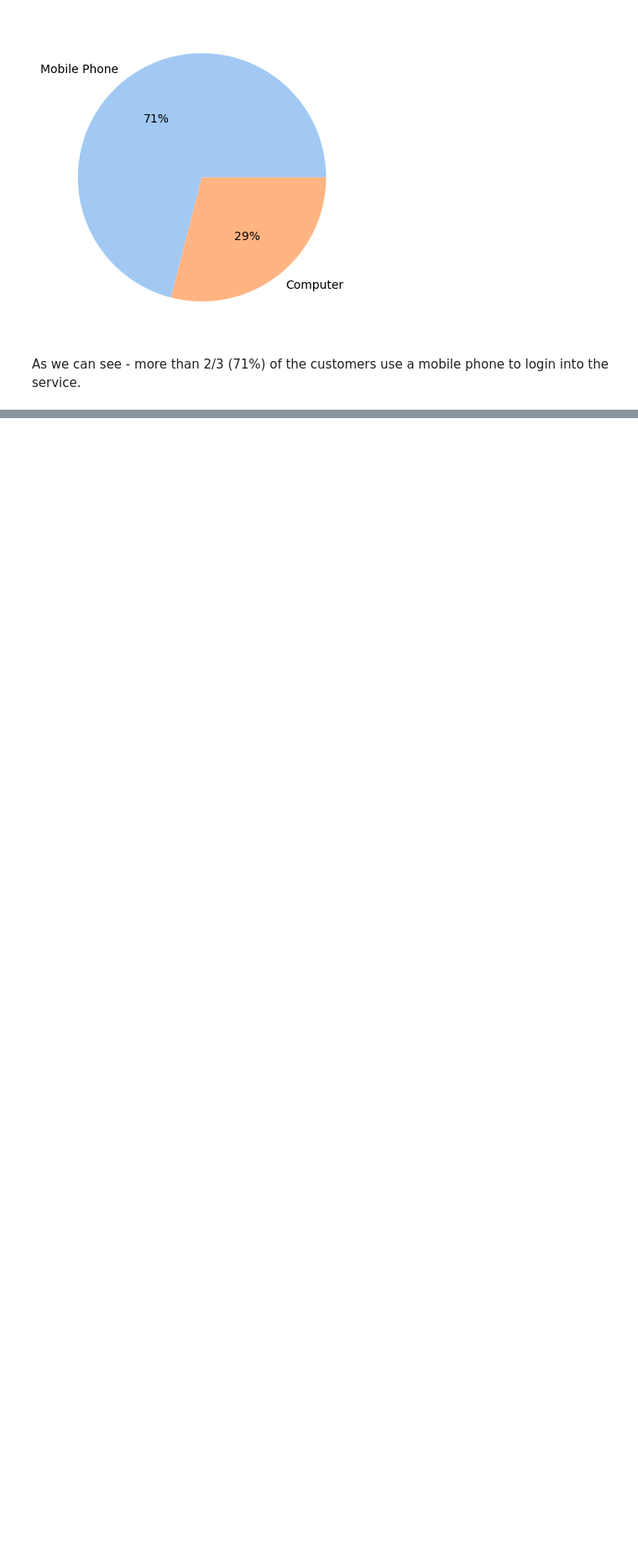
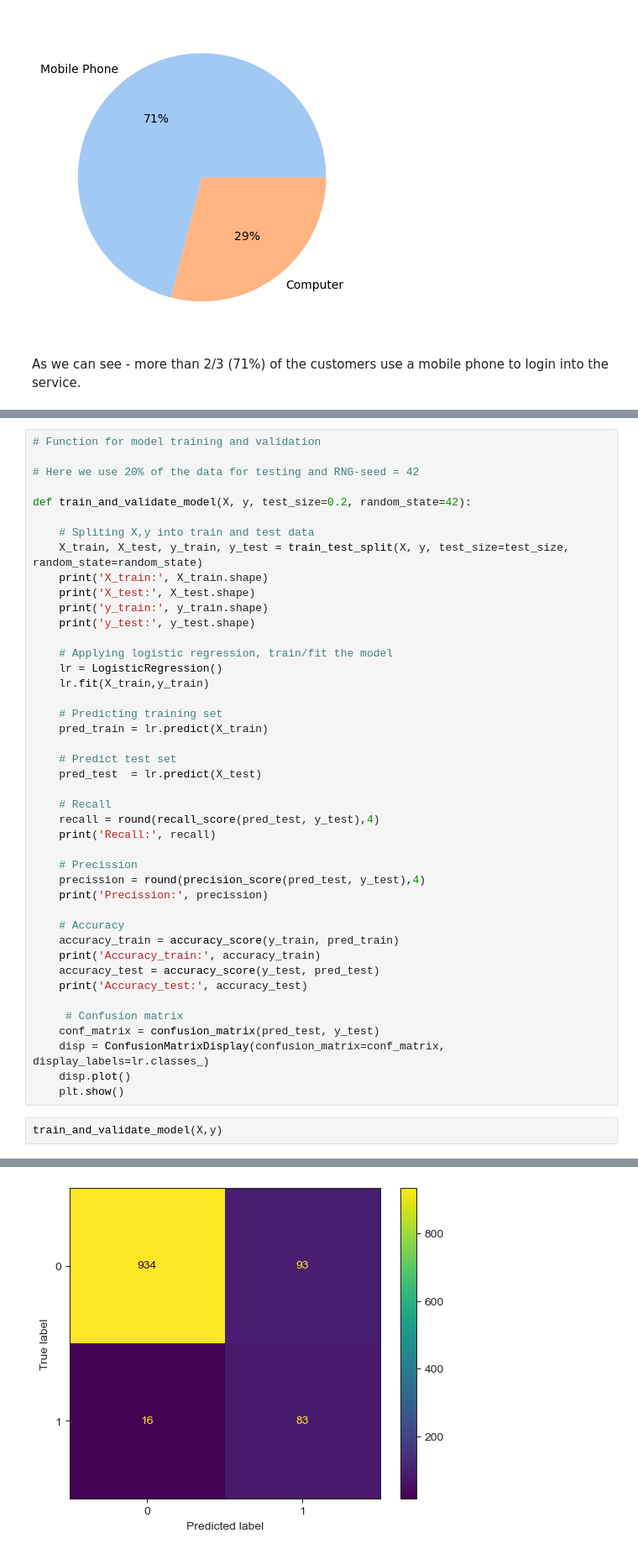
Before and after one commit to NovikovaJulia/mid-project, a Jupyter notebook: notebooks/Mid_Bootcamp_Project.ipynb, the cells around one changed output, grey strips where cells are left out. Shown at 84% size. Drawn from its saved outputs; the diff is of its cells as text; blank space fills up the shorter version.

```diff
--- a/notebooks/Mid_Bootcamp_Project.ipynb
+++ b/notebooks/Mid_Bootcamp_Project.ipynb
@@ -523,0 +608,46 @@ data.head()
+# %%
+# Function for model training and validation
+
+# Here we use 20% of the data for testing and RNG-seed = 42
+
+def train_and_validate_model(X, y, test_size=0.2, random_state=42):
+
+    # Spliting X,y into train and test data
+    X_train, X_test, y_train, y_test = train_test_split(X, y, test_size=test_size, random_state=random_state)
+    print('X_train:', X_train.shape)
+    print('X_test:', X_test.shape)
+    print('y_train:', y_train.shape)
+    print('y_test:', y_test.shape)
+
+    # Applying logistic regression, train/fit the model
+    lr = LogisticRegression()
+    lr.fit(X_train,y_train)
+
+    # Predicting training set
+    pred_train = lr.predict(X_train)
+
+    # Predict test set
+    pred_test  = lr.predict(X_test)
+
+    # Recall
+    recall = round(recall_score(pred_test, y_test),4)
+    print('Recall:', recall)
+
+    # Precission
+    precission = round(precision_score(pred_test, y_test),4)
+    print('Precission:', precission)
+
+    # Accuracy
+    accuracy_train = accuracy_score(y_train, pred_train)
+    print('Accuracy_train:', accuracy_train)
+    accuracy_test = accuracy_score(y_test, pred_test)
+    print('Accuracy_test:', accuracy_test)
+
+     # Confusion matrix
+    conf_matrix = confusion_matrix(pred_test, y_test)
+    disp = ConfusionMatrixDisplay(confusion_matrix=conf_matrix, display_labels=lr.classes_)
+    disp.plot()
+    plt.show()
+# %%
+train_and_validate_model(X,y)
+# %% [output]
@@ -523,0 +662 @@ data.head()
+[figure, added]
```
Also changed, not shown: parts of 72 cells of this notebook.
